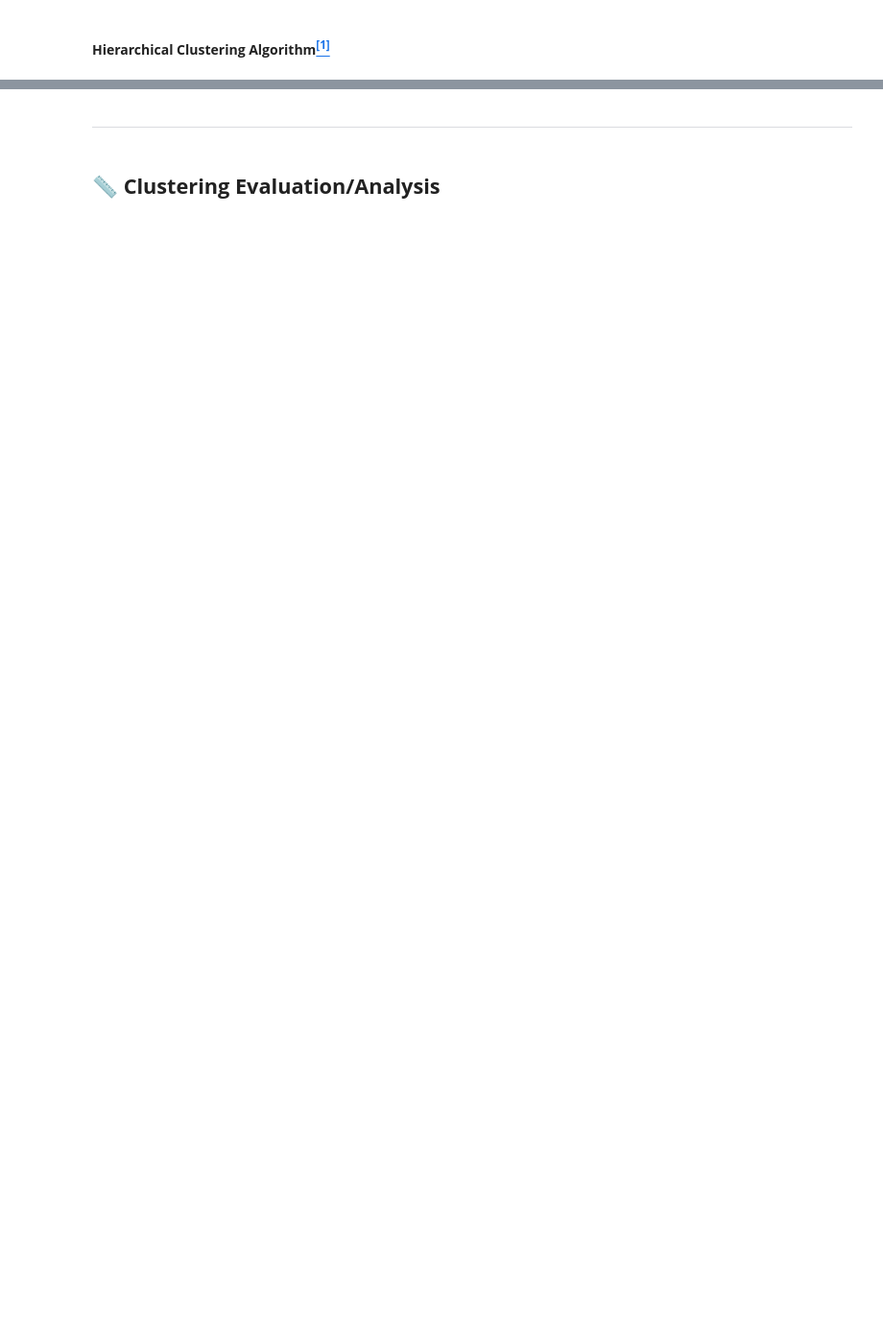
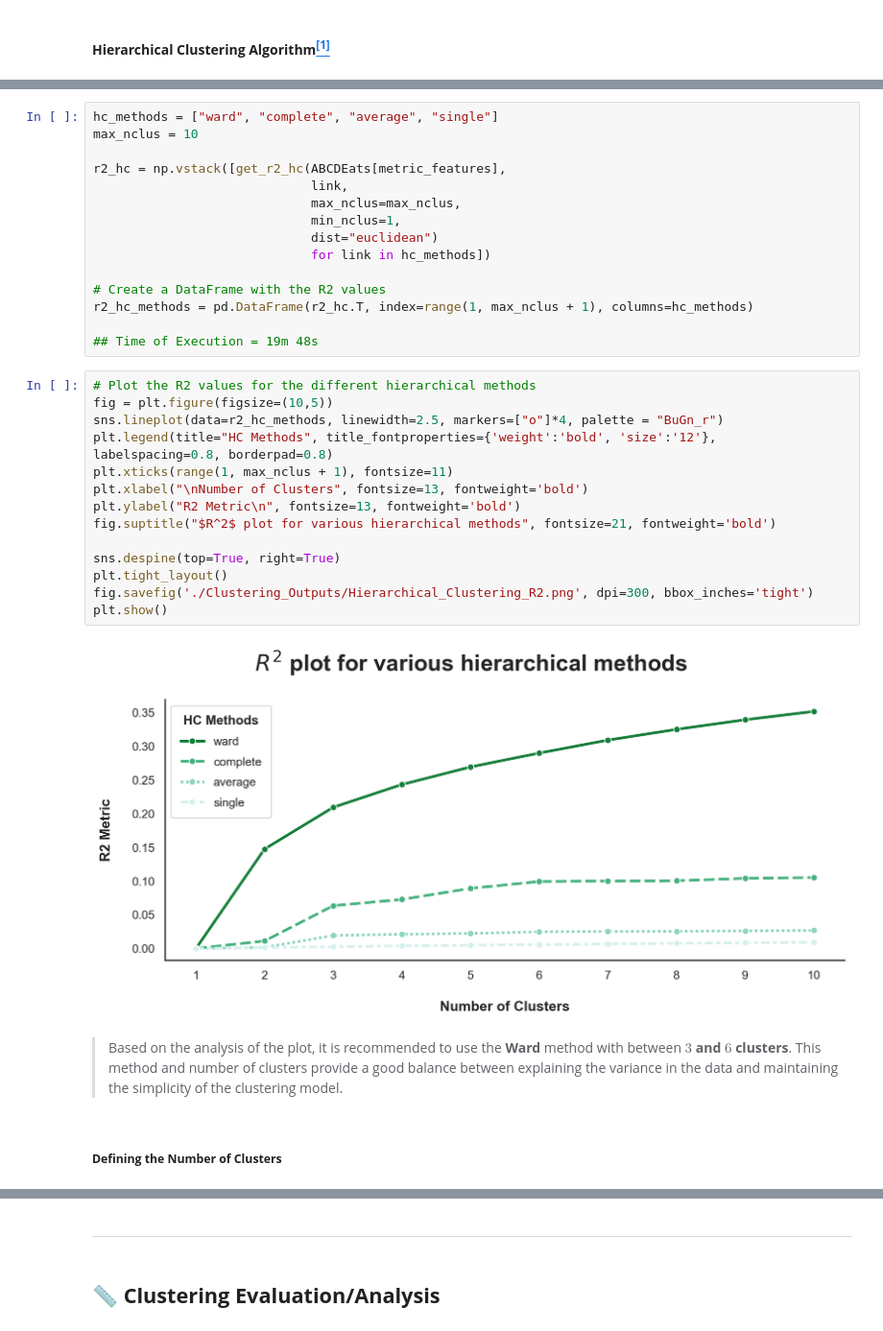
Before and after one commit to Silvestre17/DM_FoodDeliveryClustering_MasterProject, a Jupyter notebook: DM2425_Part2_37_02.ipynb, the cells around one changed output, grey strips where cells are left out. Shown at 96% size. Drawn from its saved outputs; the diff is of its cells as text; blank space fills up the shorter version.

```diff
--- a/DM2425_Part2_37_02.ipynb
+++ b/DM2425_Part2_37_02.ipynb
@@ -198,0 +430,35 @@ weekdays_dict
+# %%
+hc_methods = ["ward", "complete", "average", "single"]
+max_nclus = 10
+
+r2_hc = np.vstack([get_r2_hc(ABCDEats[metric_features],
+                             link,
+                             max_nclus=max_nclus,
+                             min_nclus=1,
+                             dist="euclidean")
+                             for link in hc_methods])
+
+# Create a DataFrame with the R2 values
+r2_hc_methods = pd.DataFrame(r2_hc.T, index=range(1, max_nclus + 1), columns=hc_methods)
+
+## Time of Execution = 19m 48s
+# %%
+# Plot the R2 values for the different hierarchical methods
+fig = plt.figure(figsize=(10,5))
+sns.lineplot(data=r2_hc_methods, linewidth=2.5, markers=["o"]*4, palette = "BuGn_r")
+plt.legend(title="HC Methods", title_fontproperties={'weight':'bold', 'size':'12'}, labelspacing=0.8, borderpad=0.8)
+plt.xticks(range(1, max_nclus + 1), fontsize=11)
+plt.xlabel("\nNumber of Clusters", fontsize=13, fontweight='bold')
+plt.ylabel("R2 Metric\n", fontsize=13, fontweight='bold')
+fig.suptitle("$R^2$ plot for various hierarchical methods", fontsize=21, fontweight='bold')
+
+sns.despine(top=True, right=True)
+plt.tight_layout()
+fig.savefig('./Clustering_Outputs/Hierarchical_Clustering_R2.png', dpi=300, bbox_inches='tight')
+plt.show()
+# %% [output]
+[figure, added]
+# %% [markdown]
+> Based on the analysis of the plot, it is recommended to use the **Ward** method with between **$3$ and $6$ clusters**. This method and number of clusters provide a good balance between explaining the variance in the data and maintaining the simplicity of the clustering model.
+# %% [markdown]
+##### **Defining the Number of Clusters**
```
Also changed, not shown: parts of 79 cells of this notebook, 24 other files.
